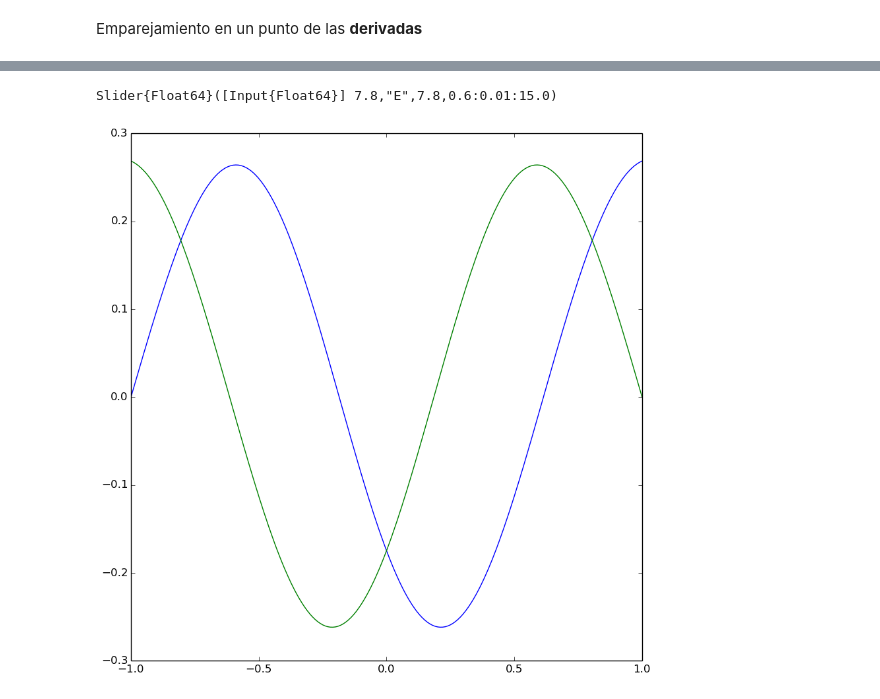
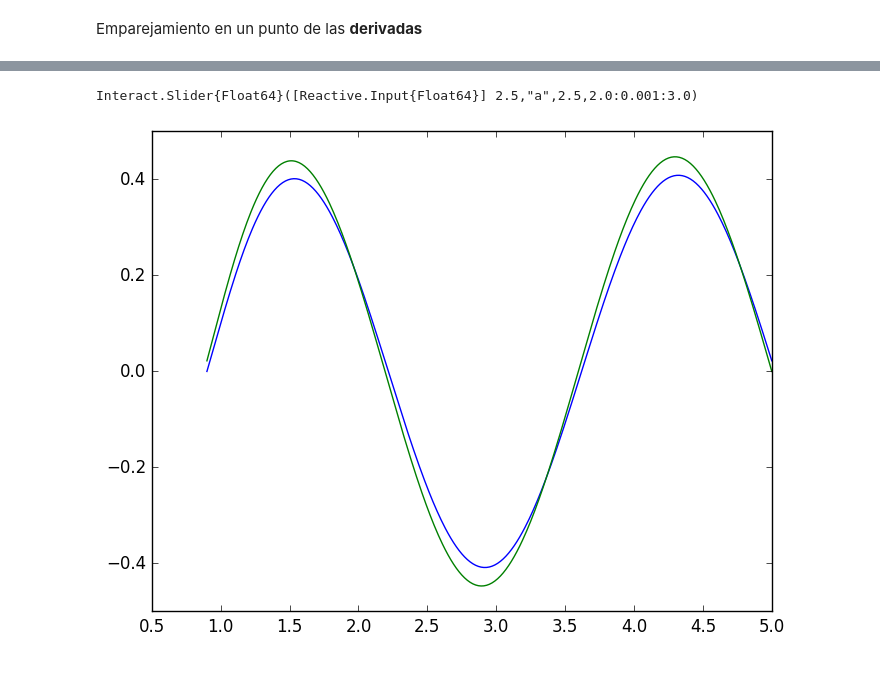
Before and after one commit to davidamaro/finalcompu, a Jupyter notebook: trabajo.ipynb, the cells around one changed output, grey strips where cells are left out. Drawn from its saved outputs; the diff is of its cells as text; code cells hidden in the pictures; blank space fills up the shorter version.

Commit message:
Se encuentra la energía a partir de la derivada

```diff
--- a/trabajo.ipynb
+++ b/trabajo.ipynb
@@ -200,0 +209,4 @@ end
+# %%
+x = linspace(-1,40,40)
+y = [derivs(u) for u in x]
+plot(x,y)
@@ -240,4 +244,2 @@ y[101]
 # %% [markdown]
 Emparejamiento en un punto de las __derivadas__
-# %%
-a = (x1[101]-x1[100])/dx
@@ -246,2 +245,0 @@ a = (x1[101]-x1[100])/dx
-# %%
-b = (y1[101]-y1[100])/dx
@@ -262,5 +246,5 @@ false
 # %%
-function psis(E)
+function psis(E,a=1,b=1)
     Ψl = zeros(V)
     Ψl[1] = 0
     Ψl[2] = dx
@@ -273,7 +257,7 @@ function psis(E)
     for i in reverse(2:length(V) - 1)
         Ψr[i-1] = 2Ψr[i] - Ψr[i+1] - 2*(dx)^2*(E-V[i])*Ψr[i]
     end
-    plot(x,Ψl)
-    plot(x,Ψr)
+    plot(x,a.*Ψl)
+    plot(x,b.*Ψr)
 end
 # %% [output]
@@ -299,11 +326,11 @@ sqrt(2)
 # %%
-fig = figure(figsize=(10,10))
+fig = figure()
 
-@manipulate for E in .6:.01:15.
+@manipulate for a in 2:0.001:3
     withfig(fig) do
-        psis(E)
+        psis(a)
     end
 end
 # %% [output]
-Slider{Float64}([Input{Float64}] 7.8,"E",7.8,0.6:0.01:15.0)
+Interact.Slider{Float64}([Reactive.Input{Float64}] 2.5,"a",2.5,2.0:0.001:3.0)
-[figure, old version]
+[figure, new version]
```
Also changed, not shown: parts of 44 cells of this notebook.
